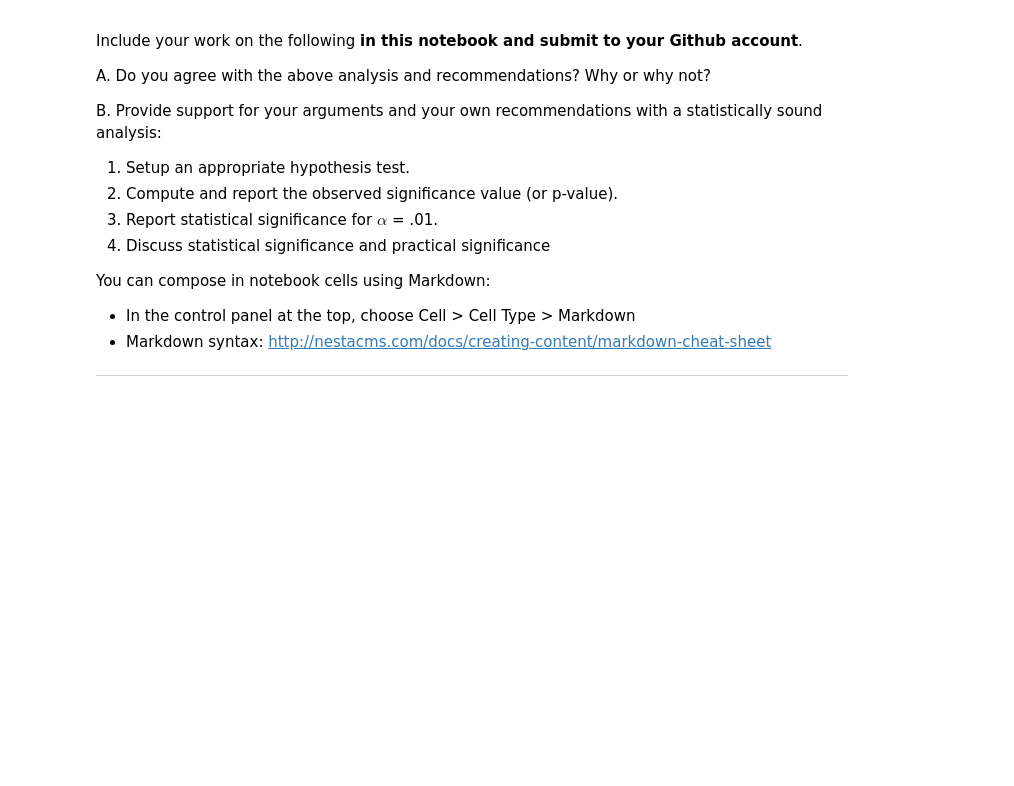
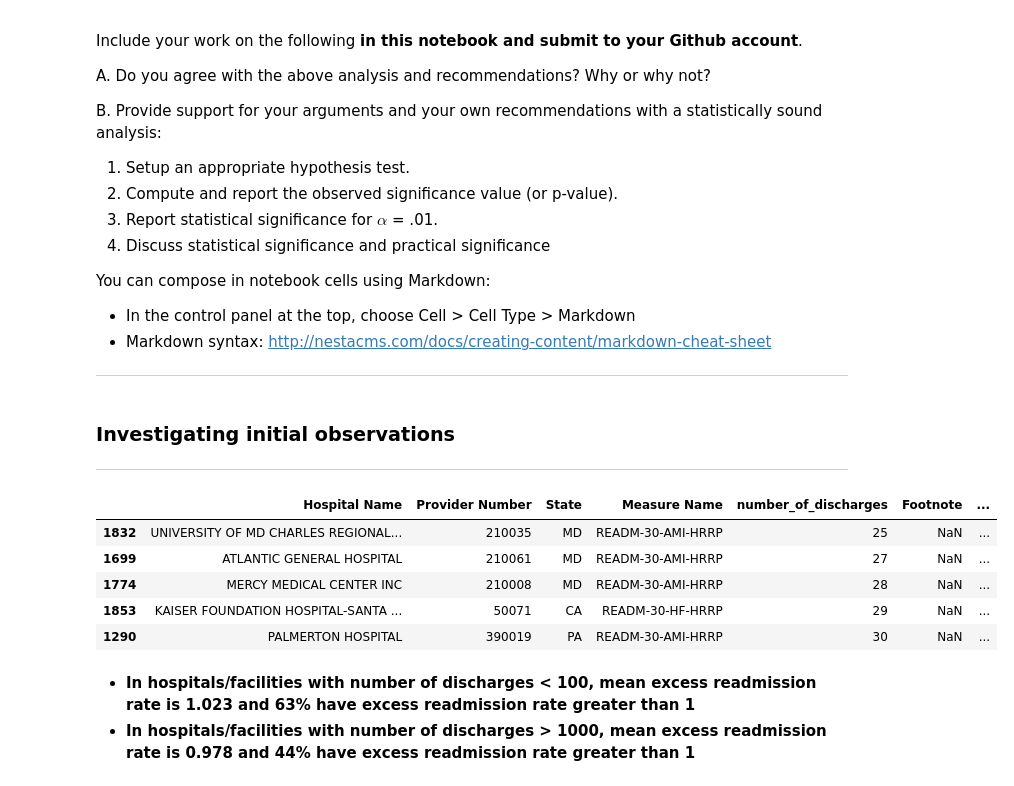
Before and after one commit to mirunapopa/DS-Intensive, a Jupyter notebook: statistics_project_3/sliderule_dsi_inferential_statistics_exercise_3.ipynb, the cells around one changed output. Drawn from its saved outputs; the diff is of its cells as text; code cells hidden in the pictures; blank space fills up the shorter version.

```diff
--- a/statistics_project_3/sliderule_dsi_inferential_statistics_exercise_3.ipynb
+++ b/statistics_project_3/sliderule_dsi_inferential_statistics_exercise_3.ipynb
@@ -100,3 +103,30 @@ You can compose in notebook cells using Markdown:
 + Markdown syntax: http://nestacms.com/docs/creating-content/markdown-cheat-sheet
 
 ****
+# %% [markdown]
+### Investigating initial observations
+****
+# %%
+#cleaning up null values in the variables that will matter for analysis.
+clean_hospital_read_df = hospital_read_df[(hospital_read_df['Number of Discharges'] != 'Not Available')]
+clean_hospital_read_df.loc[:, 'Number of Discharges'] = clean_hospital_read_df['Number of Discharges'].astype(int)
+clean_hospital_read_df = clean_hospital_read_df.sort_values('Number of Discharges')
+
+clean_hospital_read_df.rename(columns = {'Number of Discharges':'number_of_discharges',
+                                  'Excess Readmission Ratio':'excess_readmission_ratio',
+                                        'Number of Readmissions':'number_readmissions'},
+                       inplace = True)
+
+clean_hospital_read_df = clean_hospital_read_df[clean_hospital_read_df.excess_readmission_ratio.notnull()]
+
+clean_hospital_read_df.head()
+# %% [output]
+|  | Hospital Name | Provider Number | State | Measure Name | number_of_discharges | Footnote | ... |
+| 1832 | UNIVERSITY OF MD CHARLES REGIONAL... | 210035 | MD | READM-30-AMI-HRRP | 25 | NaN | ... |
+| 1699 | ATLANTIC GENERAL HOSPITAL | 210061 | MD | READM-30-AMI-HRRP | 27 | NaN | ... |
+| 1774 | MERCY MEDICAL CENTER INC | 210008 | MD | READM-30-AMI-HRRP | 28 | NaN | ... |
+| 1853 | KAISER FOUNDATION HOSPITAL-SANTA ... | 50071 | CA | READM-30-HF-HRRP | 29 | NaN | ... |
+| 1290 | PALMERTON HOSPITAL | 390019 | PA | READM-30-AMI-HRRP | 30 | NaN | ... |
+# %% [markdown]
+* **In hospitals/facilities with number of discharges < 100, mean excess readmission rate is 1.023 and 63% have excess readmission rate greater than 1**
+* **In hospitals/facilities with number of discharges > 1000, mean excess readmission rate is 0.978 and 44% have excess readmission rate greater than 1**
```
Also changed, not shown: parts of 30 cells of this notebook.
